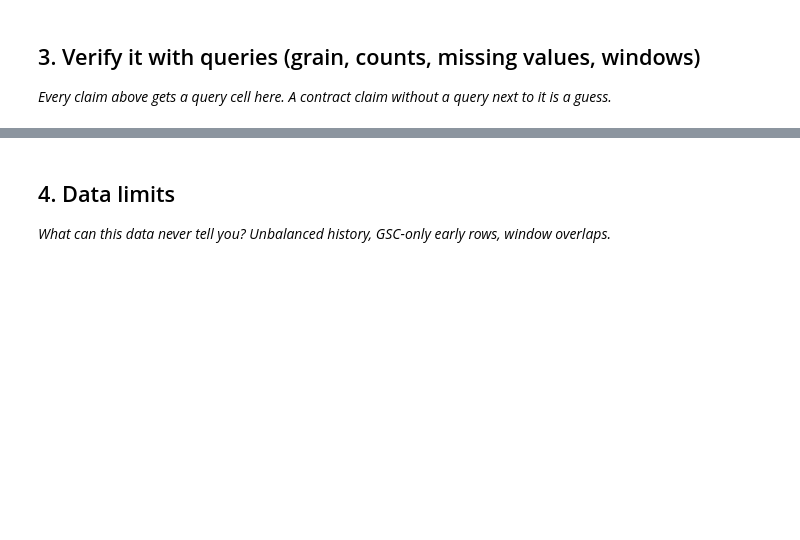
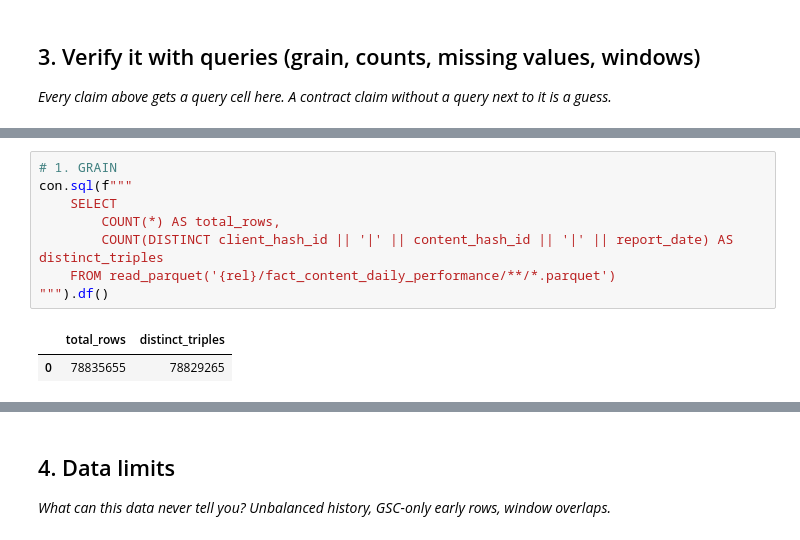
Before and after one commit to tracy030115/flyrank-ml, a Jupyter notebook: work/notebooks/w03_data_contract.ipynb, the cells around one changed output, grey strips where cells are left out. Cells and saved outputs as stored; diff of their text form; blank space fills up the shorter version.

```diff
--- a/work/notebooks/w03_data_contract.ipynb
+++ b/work/notebooks/w03_data_contract.ipynb
@@ -29,0 +65,11 @@ This skeleton is yours to fill. Work the sections **in order** — each one has
+# %%
+# 1. GRAIN
+con.sql(f"""
+    SELECT
+        COUNT(*) AS total_rows,
+        COUNT(DISTINCT client_hash_id || '|' || content_hash_id || '|' || report_date) AS distinct_triples
+    FROM read_parquet('{rel}/fact_content_daily_performance/**/*.parquet')
+""").df()
+# %% [output]
+|  | total_rows | distinct_triples |
+| 0 | 78835655 | 78829265 |
```
Also changed, not shown: parts of 9 cells of this notebook.
